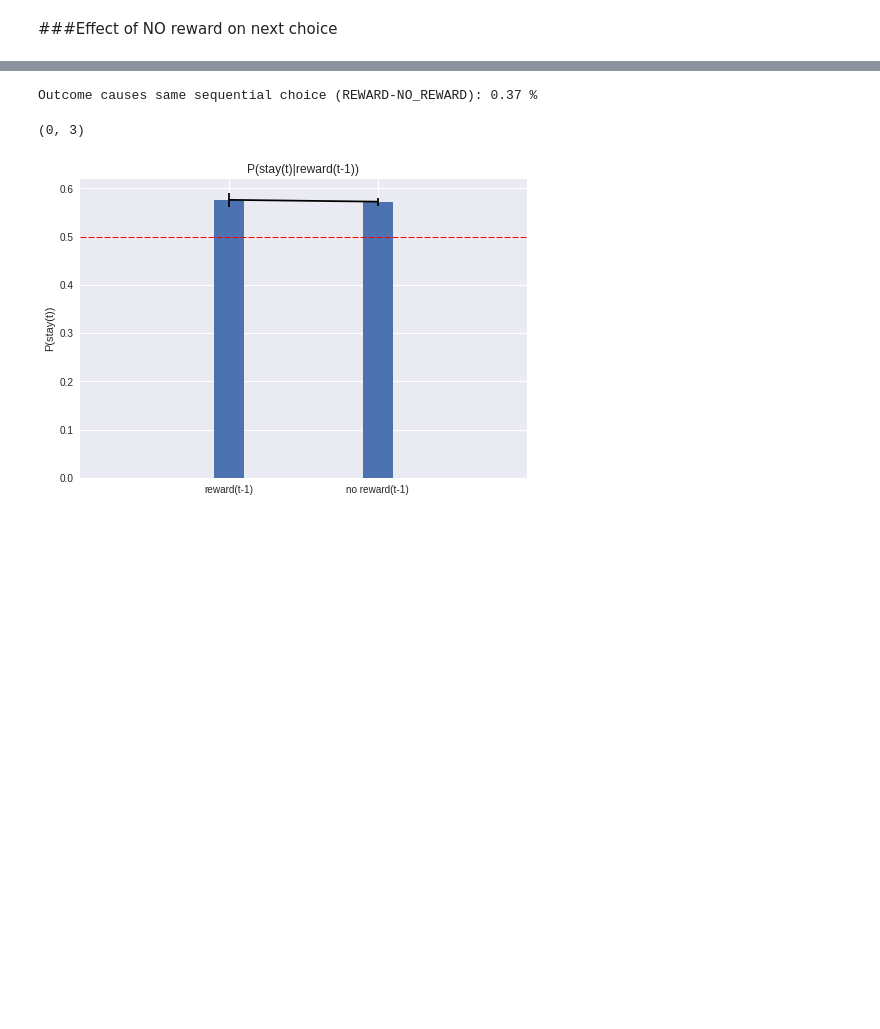
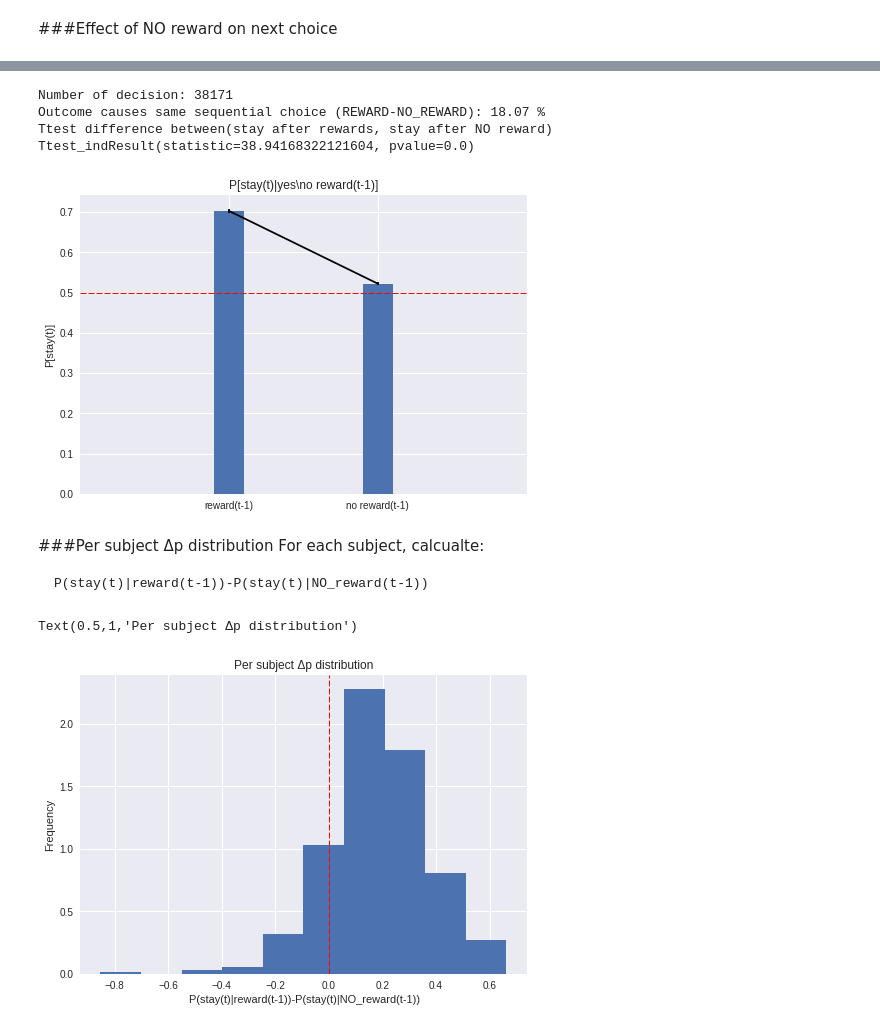
Before and after one commit to ohaddan/competition, a Jupyter notebook: analysis.ipynb, the cells around one changed output, grey strips where cells are left out. Saved outputs shown, nothing was run; the diff lists cells and outputs as text; code cells hidden in the pictures; blank space fills up the shorter version.

```diff
--- a/analysis.ipynb
+++ b/analysis.ipynb
@@ -292,4 +348,5 @@ plt.ylabel('Probability');
 # %%
+print('Number of decision:', len(all_users_choices) + len(all_users_is_stay_after_no_reward))
 mean_after_reward = np.mean(all_users_choices)
 sem_after_reward = stats.sem(all_users_choices)
 mean_after_no_reward = np.mean(all_users_is_stay_after_no_reward)
@@ -301,14 +358,67 @@ plt.errorbar([1, 2], [mean_after_reward, mean_after_no_reward],
              [sem_after_reward, sem_after_no_reward], color="black")
 plt.axhline(y=0.5,linewidth=1, color='r', dashes=[6, 2])
 
-plt.title('P[stay(t)|reward(t-1)]')
+plt.title('P[stay(t)|yes\\no reward(t-1)]')
 plt.ylabel('P[stay(t)]');
 plt.xticks([1, 2], ['reward(t-1)', 'no reward(t-1)'])
 
 percentage_behavioral_change = 100*(np.mean(all_users_choices) - (1-np.mean(all_users_is_switch)))
 print('Outcome causes same sequential choice (REWARD-NO_REWARD):', round(percentage_behavioral_change,2), '%')
 plt.xlim(0,3)
+
+print("Ttest difference between(stay after rewards, stay after NO reward)"
+      ,stats.ttest_ind(all_users_choices,  all_users_is_switch))
 # %% [output]
-Outcome causes same sequential choice (REWARD-NO_REWARD): 0.37 %
+Number of decision: 38171
+Outcome causes same sequential choice (REWARD-NO_REWARD): 18.07 %
+Ttest difference between(stay after rewards, stay after NO reward) Ttest_indResult(statistic=38.94168322121604, pvalue=0.0)
-(0, 3)
-[figure, old version]
+[figure, new version]
+# %% [markdown]
+###Per subject Δp distribution
+For each subject, calcualte:
+
+    P(stay(t)|reward(t-1))-P(stay(t)|NO_reward(t-1))
+# %%
+delta_p = []
+
+number_of_rewardewd_trials = []
+number_of_unrewardewd_trials = []
+
+for user in completed_users:
+  rewarded_trials_indices = [index for index, is_reward in
+                           enumerate(user['observed_reward'])
+                           if is_reward == REWARD]
+
+  is_same_chioce_after_reward = [
+      user['is_biased_choice'][reward_index]==
+      user['is_biased_choice'][reward_index+1]
+      for reward_index in rewarded_trials_indices
+      if reward_index < (len(user['is_biased_choice'])-2)]
+  p_stay_after_reward = np.mean(is_same_chioce_after_reward)
+  number_of_rewardewd_trials.append(len(is_same_chioce_after_reward))
+
+  unrewarded_trials_indices = [index for index, is_reward in
+                           enumerate(user['observed_reward'])
+                           if is_reward == NO_REWARD]
+  is_same_chioce_after_NO_reward = [
+      user['is_biased_choice'][un_reward_index]==
+      user['is_biased_choice'][un_reward_index+1]
+      for un_reward_index in unrewarded_trials_indices
+      if un_reward_index < (len(user['is_biased_choice'])-2)]
+  p_stay_after_NO_reward = np.mean(is_same_chioce_after_NO_reward)
+  number_of_unrewardewd_trials.append(len(is_same_chioce_after_NO_reward))
+
+  user_delta_p = p_stay_after_reward - p_stay_after_NO_reward
+  delta_p.append(user_delta_p)
+
+# print('number_of_rewardewd_trials:', number_of_rewardewd_trials)
+# print('number_of_unrewardewd_trials:', number_of_unrewardewd_trials)
+
+plt.hist(delta_p, normed=True, bins=10)
+plt.ylabel('Frequency')
+plt.xlabel(" P(stay(t)|reward(t-1))-P(stay(t)|NO_reward(t-1))")
+plt.axvline(x=0,linewidth=1, color='r', dashes=[6, 2])
+plt.title('Per subject Δp distribution')
+# %% [output]
+Text(0.5,1,'Per subject Δp distribution')
+[figure, added]
```
Also changed, not shown: parts of 14 cells of this notebook.
